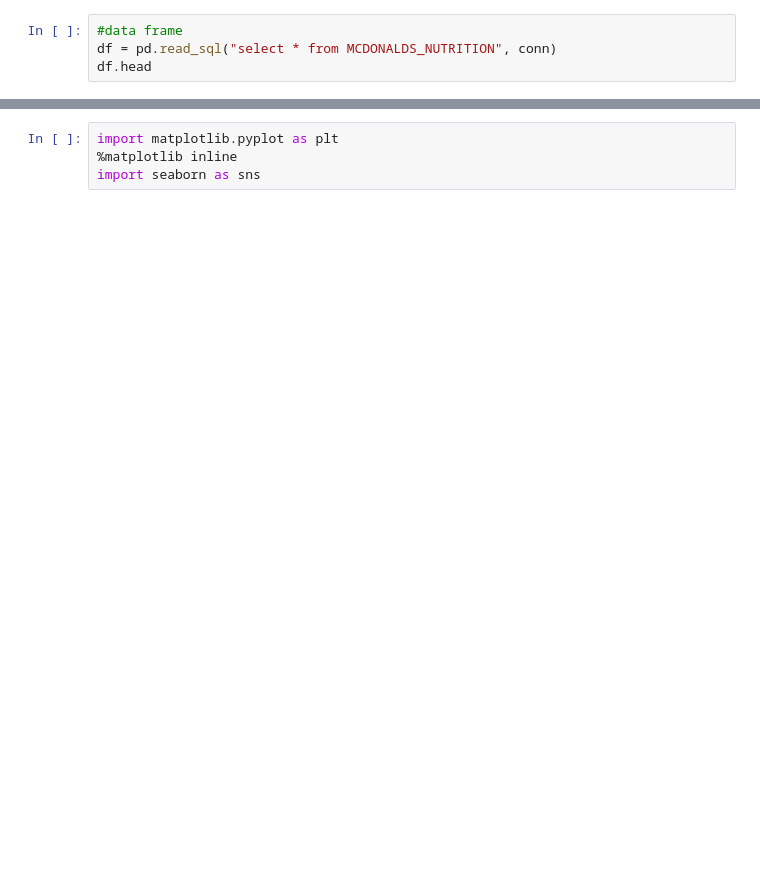
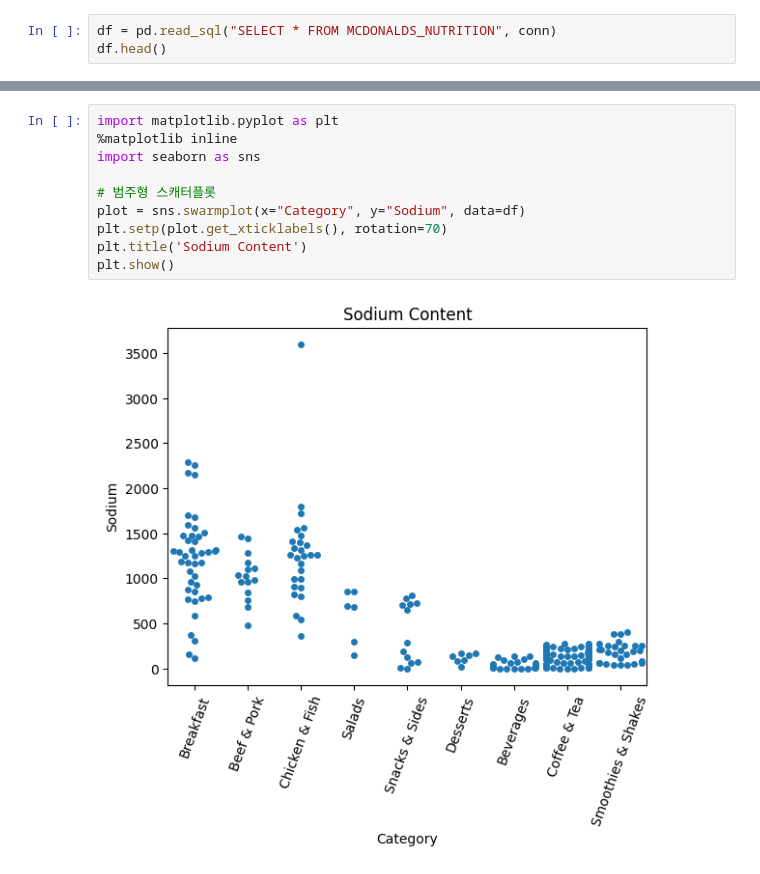
Before and after one commit to jiseon050/2024.DB, a Jupyter notebook: 01_MCmenu.ipynb, the cells around one changed output, grey strips where cells are left out. Drawn from its saved outputs; the diff is of its cells as text; blank space fills up the shorter version.

```diff
--- a/01_MCmenu.ipynb
+++ b/01_MCmenu.ipynb
@@ -12,5 +11,4 @@ ValueError: Table 'MCDONALDS_NUTRITION' already exists.
 # %%
-#data frame
-df = pd.read_sql("select * from MCDONALDS_NUTRITION", conn)
-df.head
+df = pd.read_sql("SELECT * FROM MCDONALDS_NUTRITION", conn)
+df.head()
 # %% [output]
@@ -39,4 +38,12 @@ df.head
 # %%
 import matplotlib.pyplot as plt
 %matplotlib inline
 import seaborn as sns
+
+# 범주형 스캐터플롯
+plot = sns.swarmplot(x="Category", y="Sodium", data=df)
+plt.setp(plot.get_xticklabels(), rotation=70)
+plt.title('Sodium Content')
+plt.show()
+# %% [output]
+[figure, added]
```
Also changed, not shown: parts of 9 cells of this notebook.
